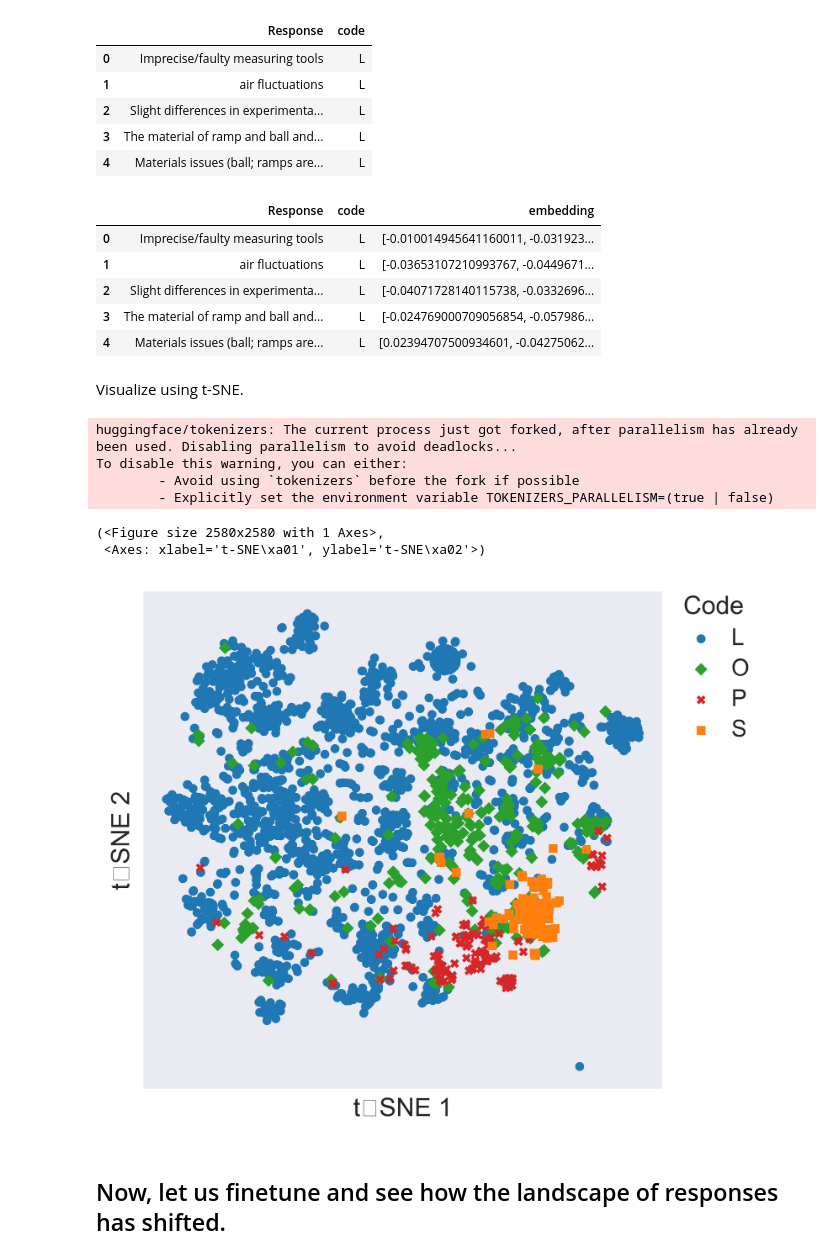
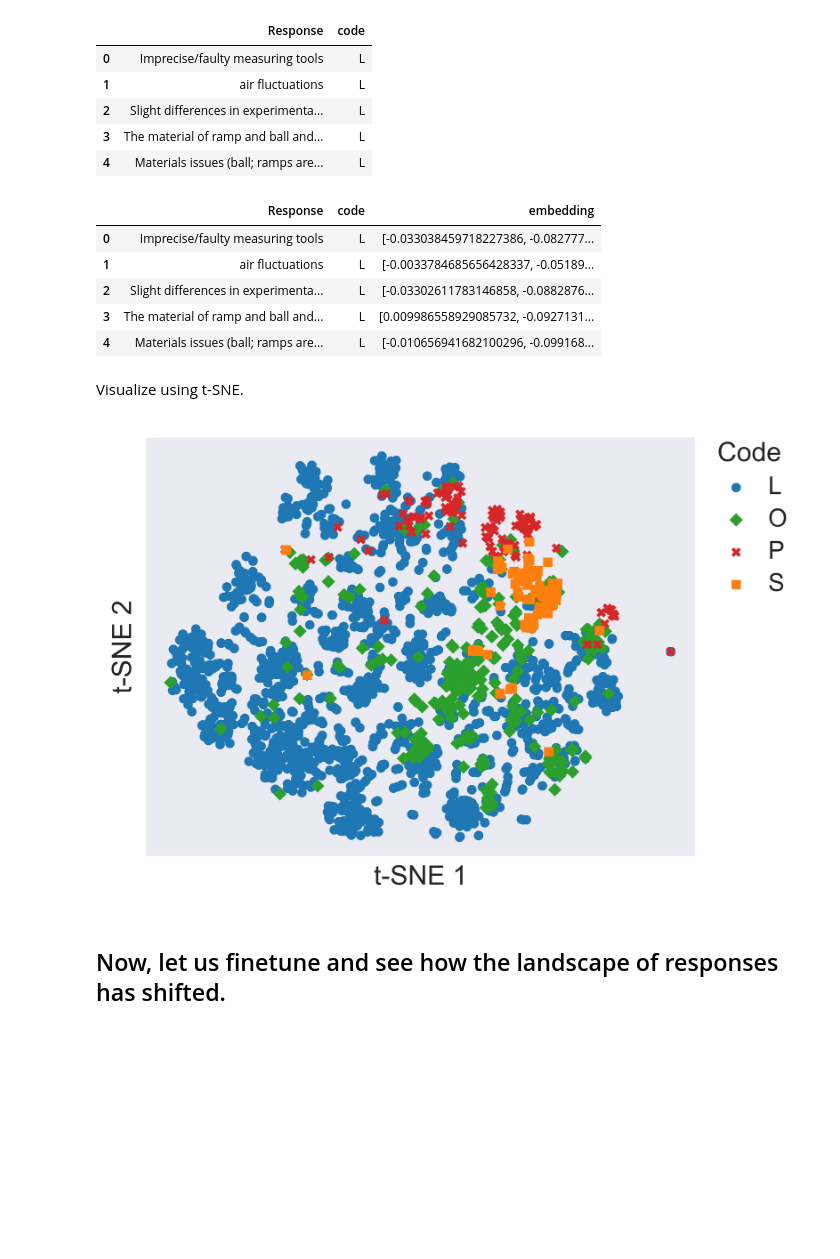
Before and after one commit to halvorty/text2embedding2category, a Jupyter notebook: finetune.ipynb, the cells around one changed output. Drawn from its saved outputs; the diff is of its cells as text; code cells hidden in the pictures; blank space fills up the shorter version.

```diff
--- a/finetune.ipynb
+++ b/finetune.ipynb
@@ -39,7 +36,7 @@ model = SentenceTransformer(
 )
 # %%
 # load the dataset
-dataset = pd.read_excel('sources_amended.xlsx')
+dataset = pd.read_excel('data/sources_amended.xlsx')
 dataset.head()
 # %% [output]
 |  | Response | code |
@@ -62,11 +59,11 @@ dataset['embedding'] = embeddings.tolist()
 dataset.head()
 # %% [output]
 |  | Response | code | embedding |
-| 0 | Imprecise/faulty measuring tools | L | [-0.010014945641160011, -0.031923... |
-| 1 | air fluctuations | L | [-0.03653107210993767, -0.0449671... |
-| 2 | Slight differences in experimenta... | L | [-0.04071728140115738, -0.0332696... |
-| 3 | The material of ramp and ball and... | L | [-0.024769000709056854, -0.057986... |
-| 4 | Materials issues (ball; ramps are... | L | [0.02394707500934601, -0.04275062... |
+| 0 | Imprecise/faulty measuring tools | L | [-0.033038459718227386, -0.082777... |
+| 1 | air fluctuations | L | [-0.0033784685656428337, -0.05189... |
+| 2 | Slight differences in experimenta... | L | [-0.03302611783146858, -0.0882876... |
+| 3 | The material of ramp and ball and... | L | [0.009986558929085732, -0.0927131... |
+| 4 | Materials issues (ball; ramps are... | L | [-0.010656941682100296, -0.099168... |
 # %% [markdown]
 Visualize using t-SNE.
 # %%
@@ -225,26 +222,20 @@ def plot_tsne_embeddings(
         width_cm=width_cm,
         palette=palette,
         markers=markers,
-        x_label="t‑SNE 1",
-        y_label="t‑SNE 2",
+        x_label="t-SNE 1",
+        y_label="t-SNE 2",
         title=None,
         save_as=save_as,
         show_grid=True,
     )
 # %%
-plot_tsne_embeddings(
+fig, axs = plot_tsne_embeddings(
     embedding_matrix = np.vstack(dataset['embedding']),
     codes = dataset['code'],
     save_as='tsne_no_finetune.png',
 )
 # %% [output]
-huggingface/tokenizers: The current process just got forked, after parallelism has already been used. Disabling parallelism to avoid deadlocks...
-To disable this warning, you can either:
-        - Avoid using `tokenizers` before the fork if possible
-        - Explicitly set the environment variable TOKENIZERS_PARALLELISM=(true | false)
-(<Figure size 2580x2580 with 1 Axes>,
- <Axes: xlabel='t‑SNE\xa01', ylabel='t‑SNE\xa02'>)
-[figure, old version]
+[figure, new version]
 # %% [markdown]
 ## Now, let us finetune and see how the landscape of responses has shifted.
 # %% [markdown]
```
Also changed, not shown: parts of 6 cells of this notebook, 3 other files.
